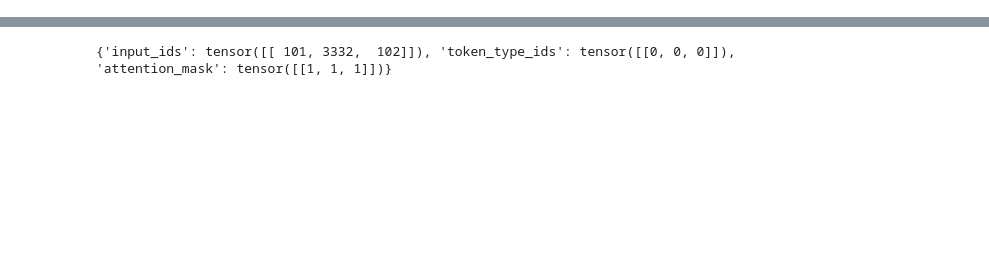
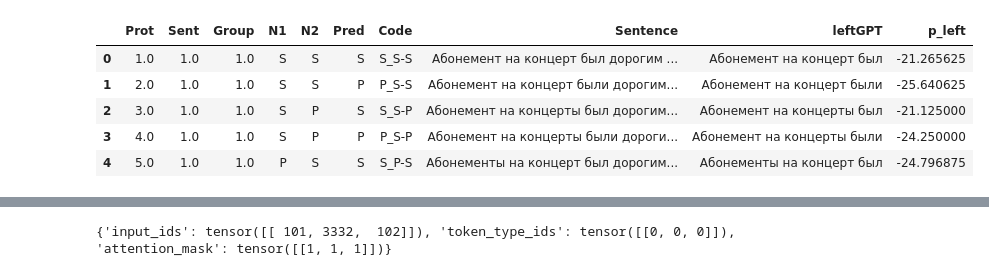
Before and after one commit to bamaxi/agreement-probing, a Jupyter notebook: perplexity/Code.ipynb, the cells around one changed output, grey strips where cells are left out. Cells and saved outputs as stored; diff of their text form; code cells hidden in the pictures; blank space fills up the shorter version.

```diff
--- a/perplexity/Code.ipynb
+++ b/perplexity/Code.ipynb
@@ -66,5 +102,17 @@ import evaluate
 from evaluate import logging
 
 from tqdm.auto import tqdm
+# %%
+df['leftGPT'] = df['Sentence'].apply(lambda a: ' '.join(a.strip().split()[:4]))
+#df['rightA'] = df['Sentence'].apply(lambda a: ' '.join(a.strip().split()[3:]))
+# %%
+df.head()
+# %% [output]
+|  | Prot | Sent | Group | N1 | N2 | Pred | Code | Sentence | leftGPT | p_left |
+| 0 | 1.0 | 1.0 | 1.0 | S | S | S | S_S-S | Абонемент на концерт был дорогим ... | Абонемент на концерт был | -21.265625 |
+| 1 | 2.0 | 1.0 | 1.0 | S | S | P | P_S-S | Абонемент на концерт были дорогим... | Абонемент на концерт были | -25.640625 |
+| 2 | 3.0 | 1.0 | 1.0 | S | P | S | S_S-P | Абонемент на концерты был дорогим... | Абонемент на концерты был | -21.125000 |
+| 3 | 4.0 | 1.0 | 1.0 | S | P | P | P_S-P | Абонемент на концерты были дороги... | Абонемент на концерты были | -24.250000 |
+| 4 | 5.0 | 1.0 | 1.0 | P | S | S | S_P-S | Абонементы на концерт был дорогим... | Абонементы на концерт был | -24.796875 |
 # %%
 def get_log_proba(text):
```
Also changed, not shown: parts of 63 cells of this notebook.
